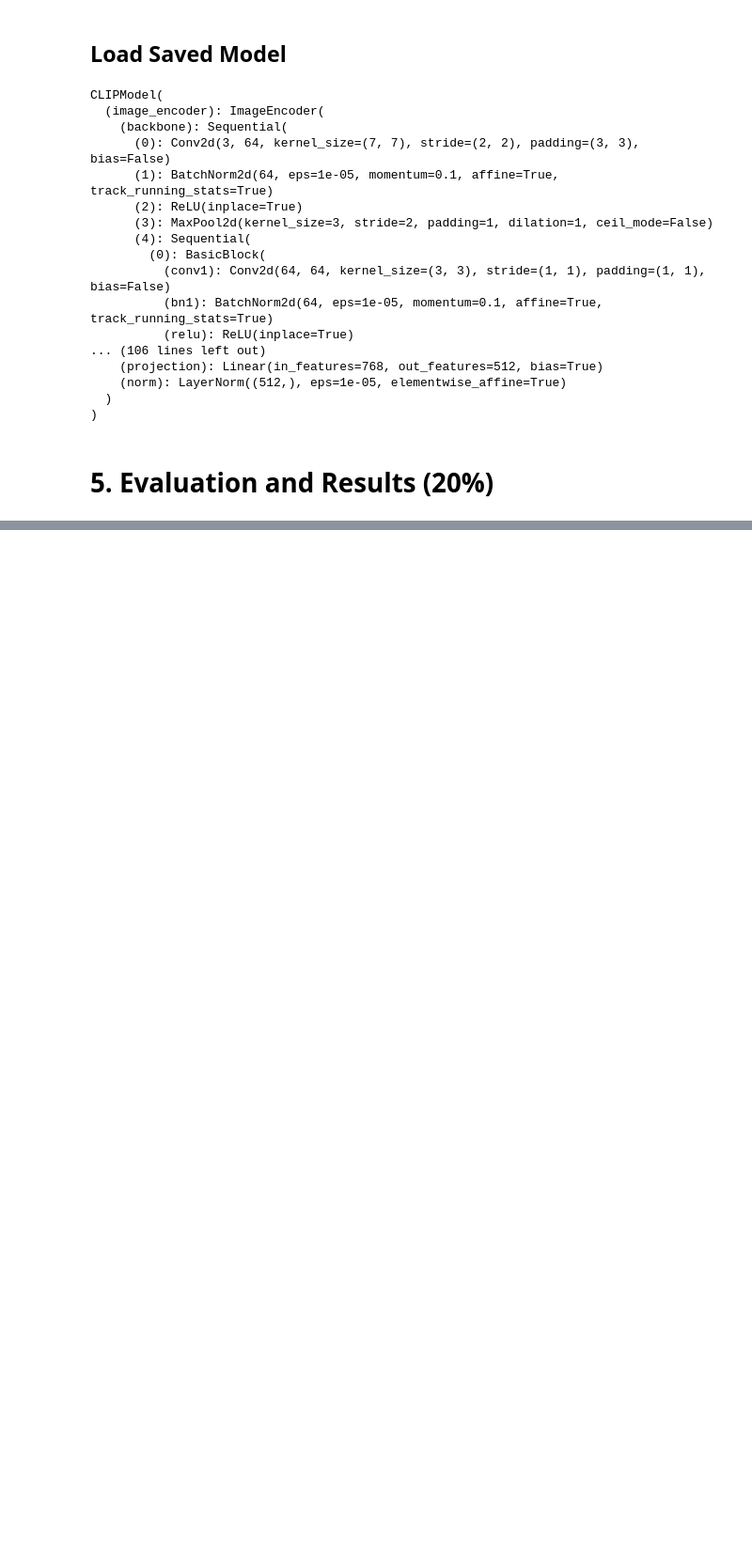
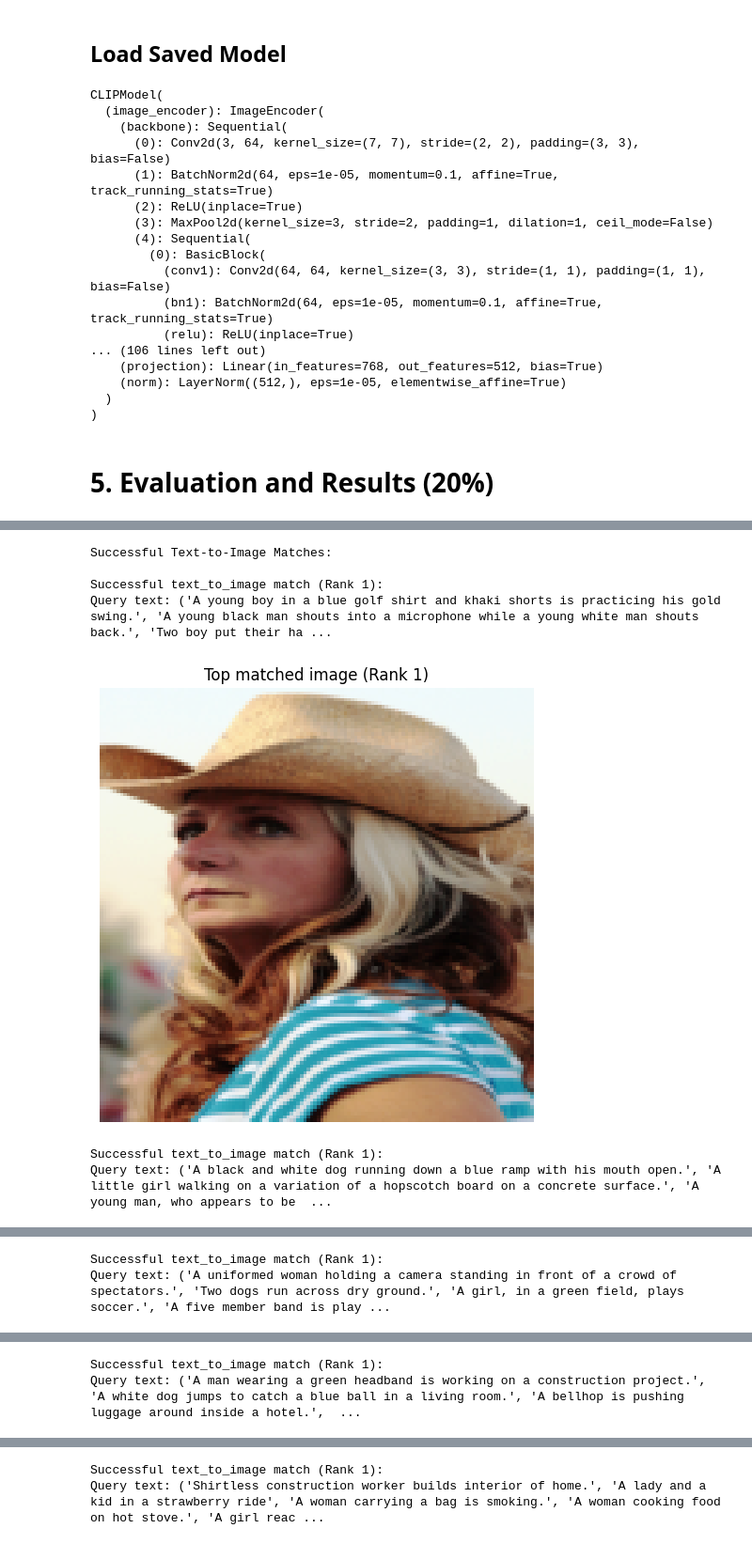
Before and after one commit to rkaushick-neu/clip, a Jupyter notebook: multi_modal_clip.ipynb, the cells around one changed output, grey strips where cells are left out. Shown at 94% size. Saved outputs shown, nothing was run; the diff lists cells and outputs as text; code cells hidden in the pictures; blank space fills up the shorter version.

Commit message:
visualized successful text-image matches & added insights & conclusion

```diff
--- a/multi_modal_clip.ipynb
+++ b/multi_modal_clip.ipynb
@@ -794,6 +781,9 @@ torch.save(model.state_dict(), './results/best_model.pth')
 # %% [markdown]
 ## Load Saved Model
 # %%
+# Initialize model (if not already done)
+model = CLIPModel(embed_dim=embed_dim)
+
 model.load_state_dict(torch.load('./results/best_model.pth'))
 model.eval()  # Set the model to evaluation mode
 # %% [output]
@@ -834,0 +994,27 @@ plot_training_history(train_losses, val_losses)
+# %%
+# Visualize successful matches at Recall@k
+def visualize_successful_matches(metrics_result, k=1, mode='text_to_image'):
+    examples = metrics_result['examples']
+
+    for idx, example in enumerate(examples):
+        result = example[mode]
+
+        # Check if this is a successful match (rank <= k)
+        if result['ground_truth_rank'] <= k:
+            print(f"\nSuccessful {mode} match (Rank {result['ground_truth_rank']}):")
+
+            if mode == 'text_to_image':
+                # Show query text
+                print(f"Query text: {result['query']}")
+
+                # Show top matched image
+                show_tensor_image(result['top_images'][0],
+                                title=f"Top matched image (Rank {result['ground_truth_rank']})")
+
+            else:  # image_to_text
+                # Show query image
+                print("Query image:")
+                show_tensor_image(result['query_image'])
+
+                # Show top matched caption
+                print(f"Top matched caption: {result['top_captions'][0]}")
@@ -834,0 +1039,2 @@ plot_training_history(train_losses, val_losses)
+# %%
+train_metrics = evaluate_retrieval(model, train_loader, device)
@@ -834,0 +1061,12 @@ plot_training_history(train_losses, val_losses)
+# %%
+# Visualize successful text-to-image matches at Recall@1
+print("Successful Text-to-Image Matches:")
+visualize_successful_matches(train_metrics, k=1, mode='text_to_image')
+# %% [output]
+Successful Text-to-Image Matches:
+
+Successful text_to_image match (Rank 1):
+Query text: ('A young boy in a blue golf shirt and khaki shorts is practicing his gold swing.', 'A young black man shouts into a microphone while a young white man shouts back.', 'Two boy put their ha ...
+[figure, added]
+Successful text_to_image match (Rank 1):
+Query text: ('A black and white dog running down a blue ramp with his mouth open.', 'A little girl walking on a variation of a hopscotch board on a concrete surface.', 'A young man, who appears to be  ...
@@ -834,0 +1074,2 @@ plot_training_history(train_losses, val_losses)
+Successful text_to_image match (Rank 1):
+Query text: ('A uniformed woman holding a camera standing in front of a crowd of spectators.', 'Two dogs run across dry ground.', 'A girl, in a green field, plays soccer.', 'A five member band is play ...
@@ -834,0 +1077,2 @@ plot_training_history(train_losses, val_losses)
+Successful text_to_image match (Rank 1):
+Query text: ('A man wearing a green headband is working on a construction project.', 'A white dog jumps to catch a blue ball in a living room.', 'A bellhop is pushing luggage around inside a hotel.',  ...
@@ -834,0 +1080,2 @@ plot_training_history(train_losses, val_losses)
+Successful text_to_image match (Rank 1):
+Query text: ('Shirtless construction worker builds interior of home.', 'A lady and a kid in a strawberry ride', 'A woman carrying a bag is smoking.', 'A woman cooking food on hot stove.', 'A girl reac ...
```
Also changed, not shown: parts of 20 cells of this notebook.
